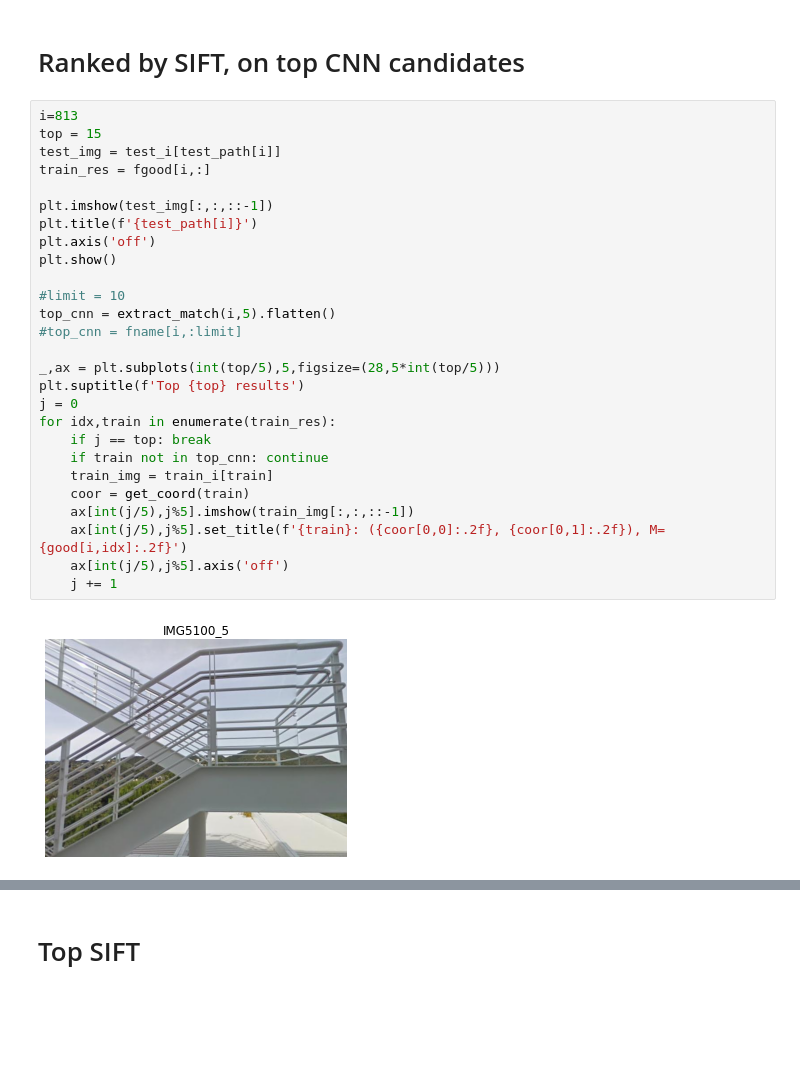
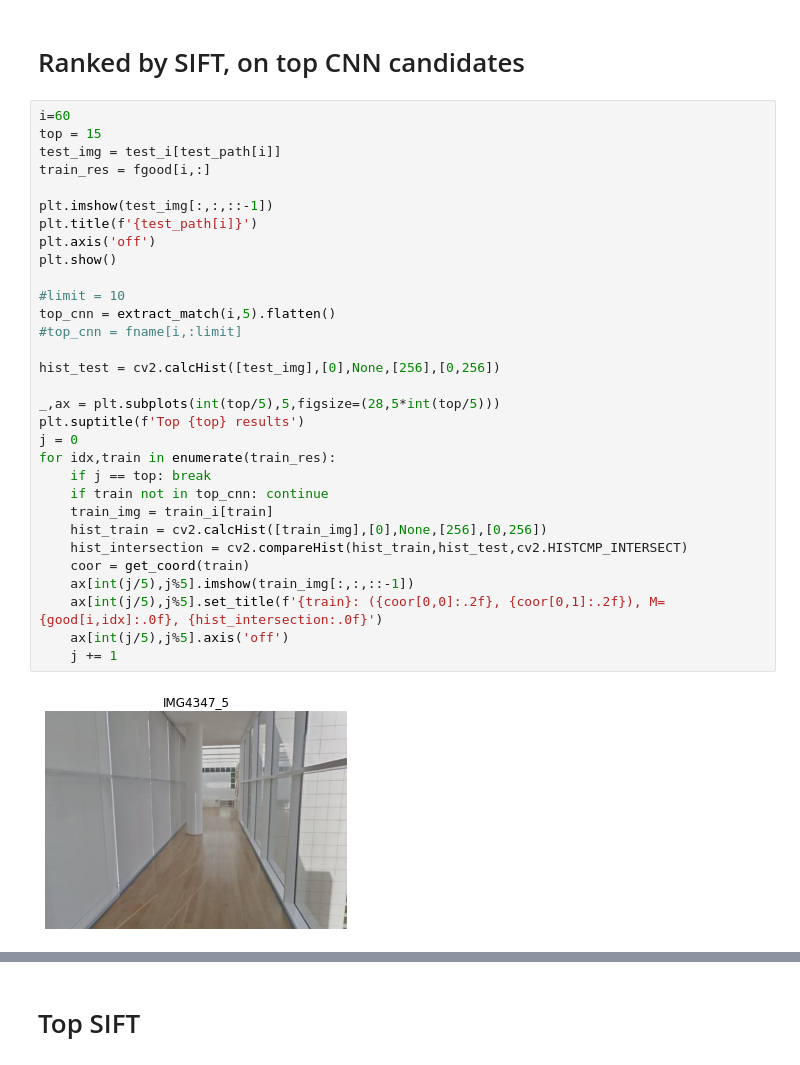
Before and after one commit to tuankhoin/Fine-Grained-Localization, a Jupyter notebook: exploit_results.ipynb, the cells around one changed output, grey strips where cells are left out. Cells and saved outputs as stored; diff of their text form; blank space fills up the shorter version.

```diff
--- a/exploit_results.ipynb
+++ b/exploit_results.ipynb
@@ -77,31 +77,35 @@ for train in train_res:
 # %% [markdown]
 # Ranked by SIFT, on top CNN candidates
 # %%
-i=813
+i=60
 top = 15
 test_img = test_i[test_path[i]]
 train_res = fgood[i,:]
 
 plt.imshow(test_img[:,:,::-1])
 plt.title(f'{test_path[i]}')
 plt.axis('off')
 plt.show()
 
 #limit = 10
 top_cnn = extract_match(i,5).flatten()
 #top_cnn = fname[i,:limit]
 
+hist_test = cv2.calcHist([test_img],[0],None,[256],[0,256])
+
 _,ax = plt.subplots(int(top/5),5,figsize=(28,5*int(top/5)))
 plt.suptitle(f'Top {top} results')
 j = 0
 for idx,train in enumerate(train_res):
     if j == top: break
     if train not in top_cnn: continue
     train_img = train_i[train]
+    hist_train = cv2.calcHist([train_img],[0],None,[256],[0,256])
+    hist_intersection = cv2.compareHist(hist_train,hist_test,cv2.HISTCMP_INTERSECT)
     coor = get_coord(train)
     ax[int(j/5),j%5].imshow(train_img[:,:,::-1])
-    ax[int(j/5),j%5].set_title(f'{train}: ({coor[0,0]:.2f}, {coor[0,1]:.2f}), M={good[i,idx]:.2f}')
+    ax[int(j/5),j%5].set_title(f'{train}: ({coor[0,0]:.2f}, {coor[0,1]:.2f}), M={good[i,idx]:.0f}, {hist_intersection:.0f}')
     ax[int(j/5),j%5].axis('off')
     j += 1
 # %% [output]
-[figure, old version]
+[figure, new version]
```
Also changed, not shown: parts of 1 cell of this notebook, 6 other files.
